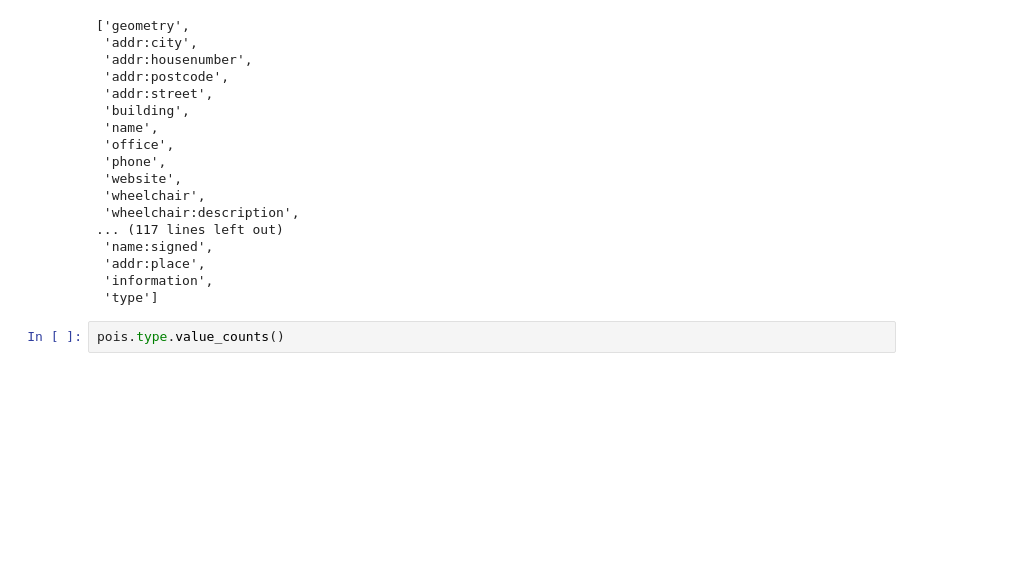
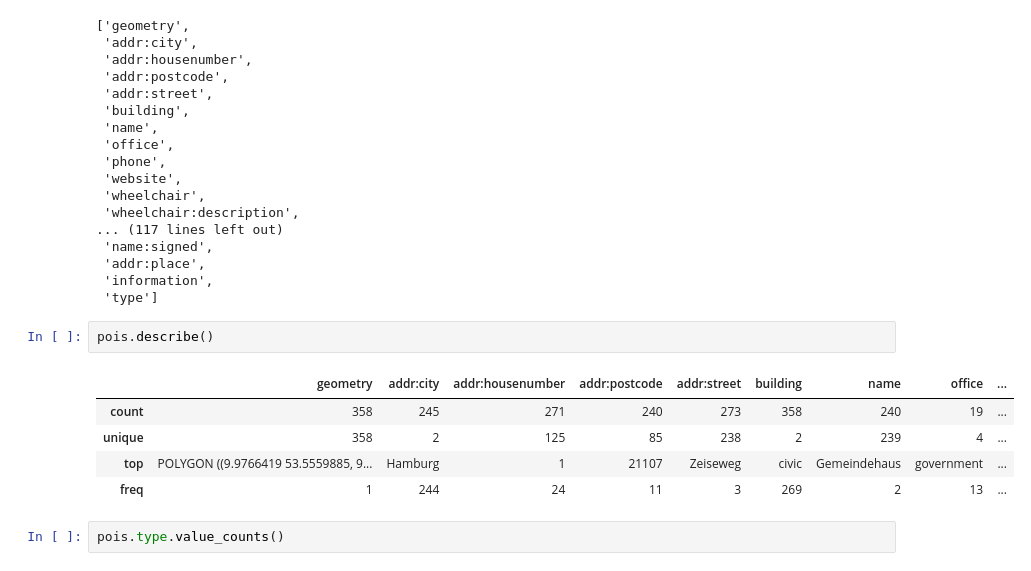
Before and after one commit to consulting-projekt/backend, a Jupyter notebook: db/experiment_osm_pois.ipynb, the cells around one changed output. Drawn from its saved outputs; the diff is of its cells as text; blank space fills up the shorter version.

```diff
--- a/db/experiment_osm_pois.ipynb
+++ b/db/experiment_osm_pois.ipynb
@@ -43,6 +44,14 @@ pois.columns.to_list()
  'addr:place',
  'information',
  'type']
+# %%
+pois.describe()
+# %% [output]
+|  | geometry | addr:city | addr:housenumber | addr:postcode | addr:street | building | name | office | ... |
+| count | 358 | 245 | 271 | 240 | 273 | 358 | 240 | 19 | ... |
+| unique | 358 | 2 | 125 | 85 | 238 | 2 | 239 | 4 | ... |
+| top | POLYGON ((9.9766419 53.5559885, 9... | Hamburg | 1 | 21107 | Zeiseweg | civic | Gemeindehaus | government | ... |
+| freq | 1 | 244 | 24 | 11 | 3 | 269 | 2 | 13 | ... |
 # %%
 pois.type.value_counts()
 # %% [output]
```
Also changed, not shown: parts of 4 cells of this notebook, 4 other files.
